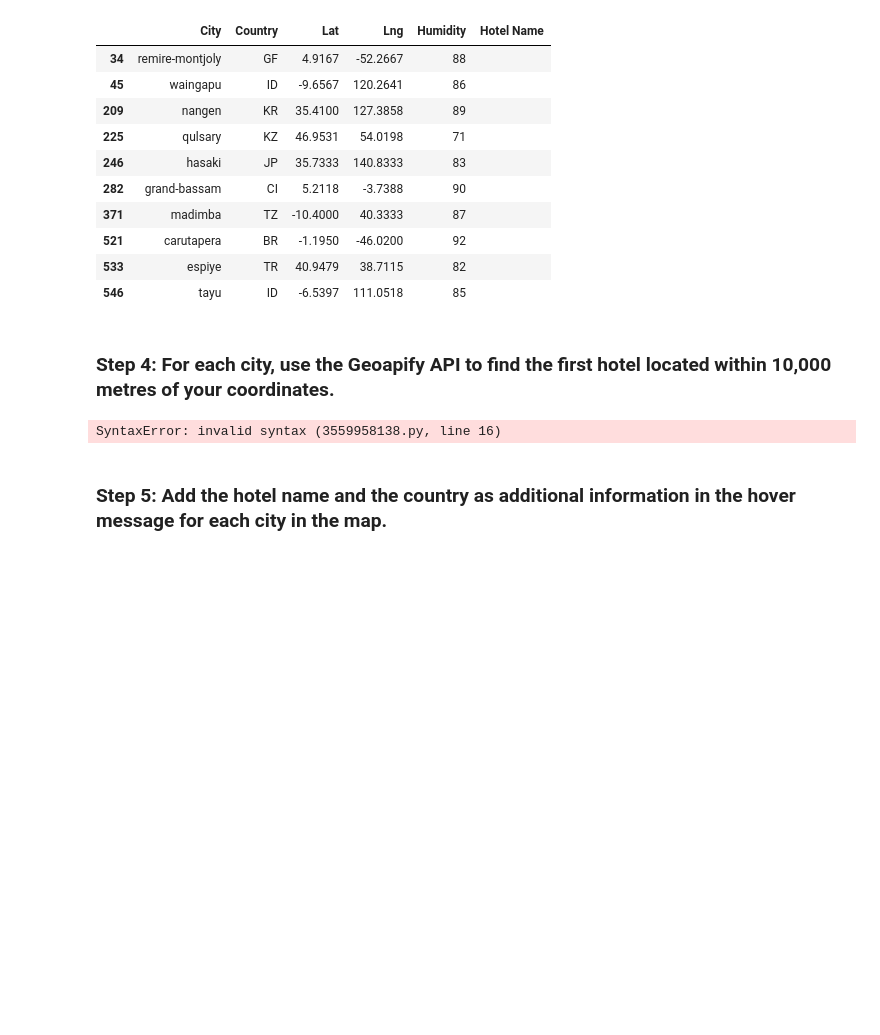
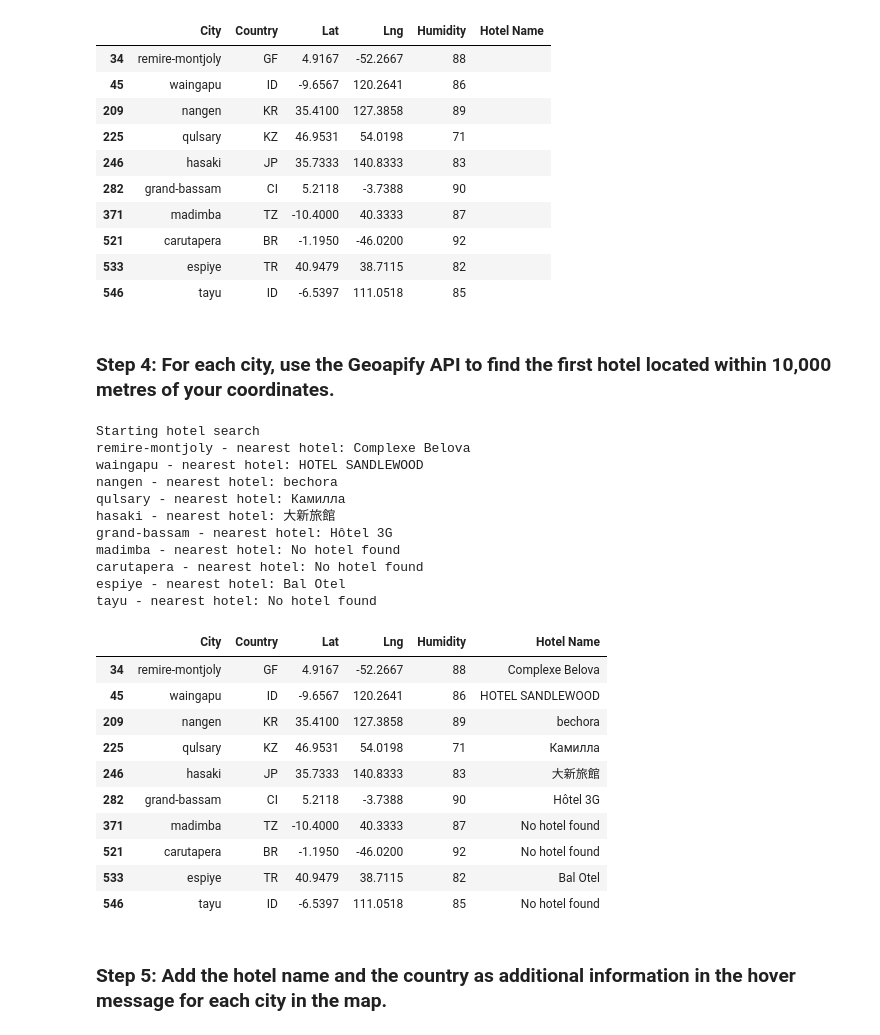
Before and after one commit to JLaydeJ/python-api-challenge, a Jupyter notebook: WeatherPy/VacationPy.ipynb, the cells around one changed output. Cells and saved outputs as stored; diff of their text form; code cells hidden in the pictures; blank space fills up the shorter version.

```diff
--- a/WeatherPy/VacationPy.ipynb
+++ b/WeatherPy/VacationPy.ipynb
@@ -105,44 +105,67 @@ hotel_df
 # %%
 # Set parameters to search for a hotel
 radius = 10000
-params = {
-}
+params = {"categories": "accommodation.hotel",
+          "apiKey": geoapify_key
+         }
 
 # Print a message to follow up the hotel search
 print("Starting hotel search")
 
 # Iterate through the hotel_df DataFrame
 for index, row in hotel_df.iterrows():
     # get latitude, longitude from the DataFrame
-    # YOUR CODE HERE
+    latitude = row["Lat"]
+    longitude = row["Lng"]
 
     # Add filter and bias parameters with the current city's latitude and longitude to the params dictionary
-    params["filter"] = # YOUR CODE HERE
-    params["bias"] = # YOUR CODE HERE
+    params["filter"] = f"circle:{longitude},{latitude},{radius}"
+    params["bias"] = f"proximity:{longitude},{latitude}"
 
     # Set base URL
     base_url = "https://api.geoapify.com/v2/places"
 
 
     # Make and API request using the params dictionaty
-    name_address = # YOUR CODE HERE
+    name_address = requests.get(base_url, params = params)
 
     # Convert the API response to JSON format
-    name_address = # YOUR CODE HERE
+    name_address = name_address.json()
 
     # Grab the first hotel from the results and store the name in the hotel_df DataFrame
     try:
         hotel_df.loc[index, "Hotel Name"] = name_address["features"][0]["properties"]["name"]
     except (KeyError, IndexError):
         # If no hotel is found, set the hotel name as "No hotel found".
         hotel_df.loc[index, "Hotel Name"] = "No hotel found"
 
     # Log the search results
     print(f"{hotel_df.loc[index, 'City']} - nearest hotel: {hotel_df.loc[index, 'Hotel Name']}")
 
 # Display sample data
 hotel_df
 # %% [output]
-SyntaxError: invalid syntax (3559958138.py, line 16)
+Starting hotel search
+remire-montjoly - nearest hotel: Complexe Belova
+waingapu - nearest hotel: HOTEL SANDLEWOOD
+nangen - nearest hotel: bechora
+qulsary - nearest hotel: Камилла
+hasaki - nearest hotel: 大新旅館
+grand-bassam - nearest hotel: Hôtel 3G
+madimba - nearest hotel: No hotel found
+carutapera - nearest hotel: No hotel found
+espiye - nearest hotel: Bal Otel
+tayu - nearest hotel: No hotel found
+|  | City | Country | Lat | Lng | Humidity | Hotel Name |
+| 34 | remire-montjoly | GF | 4.9167 | -52.2667 | 88 | Complexe Belova |
+| 45 | waingapu | ID | -9.6567 | 120.2641 | 86 | HOTEL SANDLEWOOD |
+| 209 | nangen | KR | 35.4100 | 127.3858 | 89 | bechora |
+| 225 | qulsary | KZ | 46.9531 | 54.0198 | 71 | Камилла |
+| 246 | hasaki | JP | 35.7333 | 140.8333 | 83 | 大新旅館 |
+| 282 | grand-bassam | CI | 5.2118 | -3.7388 | 90 | Hôtel 3G |
+| 371 | madimba | TZ | -10.4000 | 40.3333 | 87 | No hotel found |
+| 521 | carutapera | BR | -1.1950 | -46.0200 | 92 | No hotel found |
+| 533 | espiye | TR | 40.9479 | 38.7115 | 82 | Bal Otel |
+| 546 | tayu | ID | -6.5397 | 111.0518 | 85 | No hotel found |
 # %% [markdown]
 ### Step 5: Add the hotel name and the country as additional information in the hover message for each city in the map.
```
Also changed, not shown: parts of 2 cells of this notebook.
